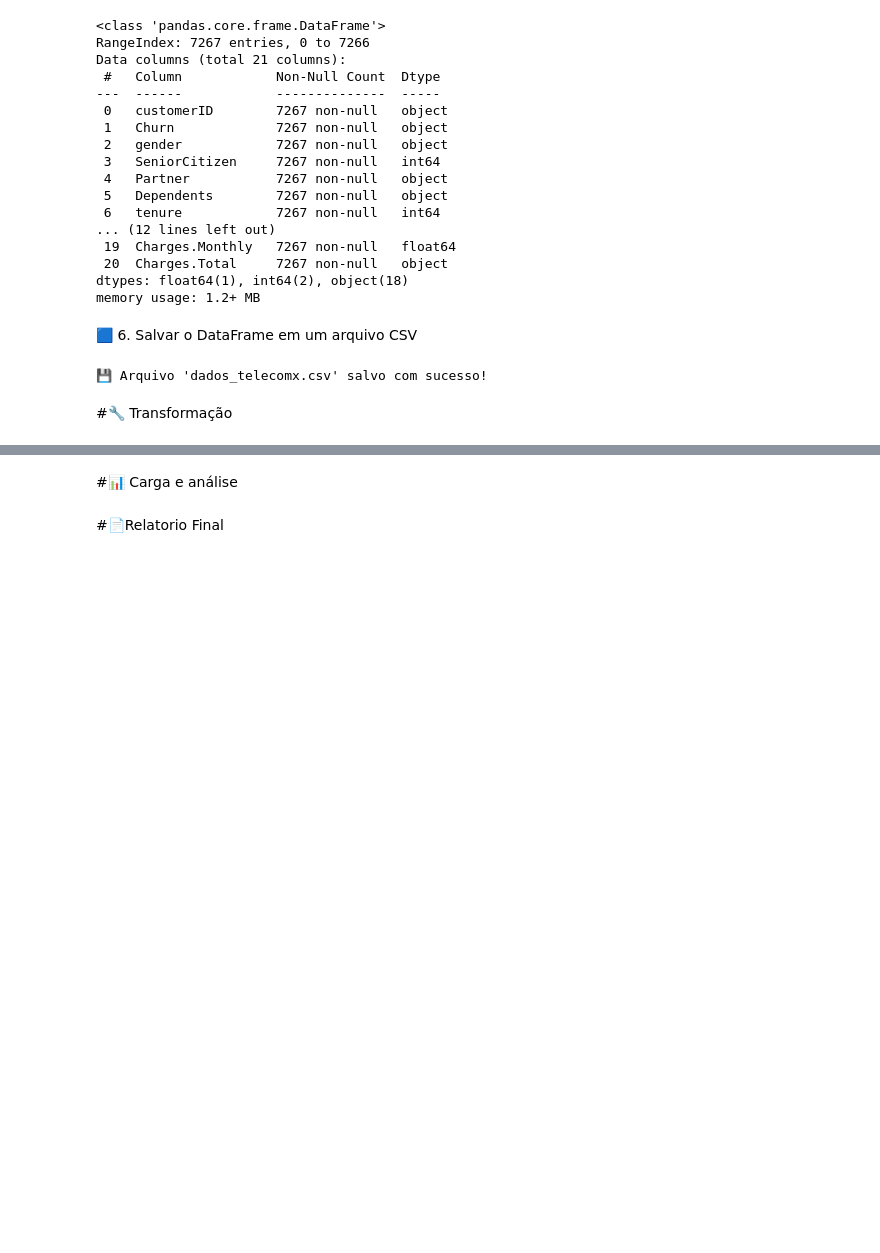
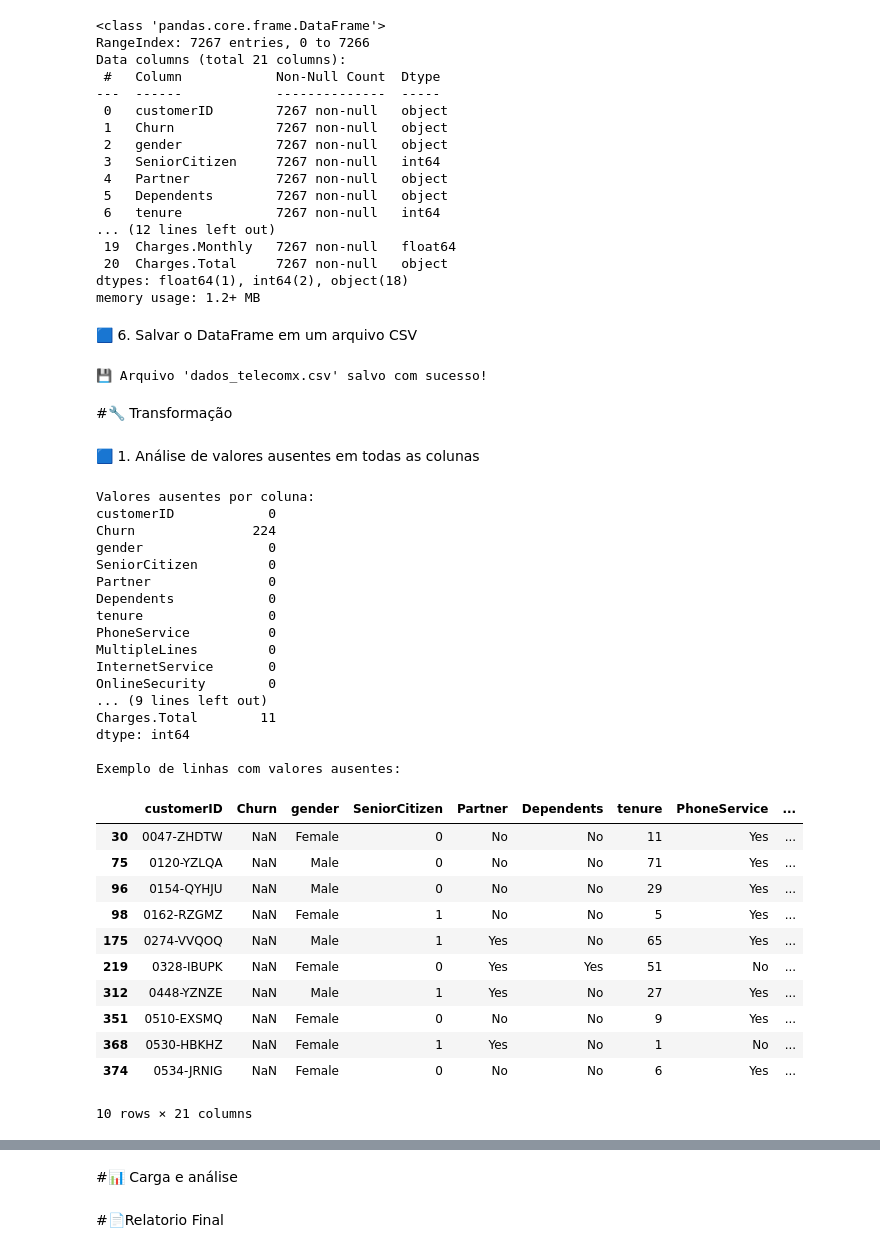
Before and after one commit to PauloMPPatricio/Challenge_TelecomX-BR, a Jupyter notebook: Projeto_TelecomX_BR_PMPP.ipynb, the cells around one changed output, grey strips where cells are left out. Cells and saved outputs as stored; diff of their text form; code cells hidden in the pictures; blank space fills up the shorter version.

Commit message:
Atualização do README, dataset transformado e notebook atualizado com a etapa de transformação concluída

```diff
--- a/Projeto_TelecomX_BR_PMPP.ipynb
+++ b/Projeto_TelecomX_BR_PMPP.ipynb
@@ -116,3 +116,58 @@ print("💾 Arquivo 'dados_telecomx.csv' salvo com sucesso!")
 💾 Arquivo 'dados_telecomx.csv' salvo com sucesso!
 # %% [markdown]
 #🔧 Transformação
+# %% [markdown]
+🟦 1. Análise de valores ausentes em todas as colunas
+# %%
+# Importação das bibliotecas necessárias
+import numpy as np
+
+# Definição de valores que podem representar ausência (mesmo que não sejam NaN originalmente)
+valores_ausentes = ["", " ", "None", "none", "NONE"]
+
+# Substituímos esses valores por np.nan (o padrão para valores ausentes no Pandas)
+df_analise = df_exp.replace(valores_ausentes, np.nan)
+
+# Verificamos a quantidade de valores ausentes por coluna
+valores_nulos_por_coluna = df_analise.isnull().sum()
+
+# Exibimos o resultado: número de valores ausentes em cada coluna
+print("Valores ausentes por coluna:")
+print(valores_nulos_por_coluna)
+
+# Se quisermos visualizar as linhas que têm pelo menos um valor ausente:
+linhas_com_ausentes = df_analise[df_analise.isnull().any(axis=1)]
+
+# Mostramos as primeiras 10 linhas com dados ausentes (para não poluir o notebook)
+print("\nExemplo de linhas com valores ausentes:")
+display(linhas_com_ausentes.head(10))
+# %% [output]
+Valores ausentes por coluna:
+customerID            0
+Churn               224
+gender                0
+SeniorCitizen         0
+Partner               0
+Dependents            0
+tenure                0
+PhoneService          0
+MultipleLines         0
+InternetService       0
+OnlineSecurity        0
+... (9 lines left out)
+Charges.Total        11
+dtype: int64
+
+Exemplo de linhas com valores ausentes:
+|  | customerID | Churn | gender | SeniorCitizen | Partner | Dependents | tenure | PhoneService | ... |
+| 30 | 0047-ZHDTW | NaN | Female | 0 | No | No | 11 | Yes | ... |
+| 75 | 0120-YZLQA | NaN | Male | 0 | No | No | 71 | Yes | ... |
+| 96 | 0154-QYHJU | NaN | Male | 0 | No | No | 29 | Yes | ... |
+| 98 | 0162-RZGMZ | NaN | Female | 1 | No | No | 5 | Yes | ... |
+| 175 | 0274-VVQOQ | NaN | Male | 1 | Yes | No | 65 | Yes | ... |
+| 219 | 0328-IBUPK | NaN | Female | 0 | Yes | Yes | 51 | No | ... |
+| 312 | 0448-YZNZE | NaN | Male | 1 | Yes | No | 27 | Yes | ... |
+| 351 | 0510-EXSMQ | NaN | Female | 0 | No | No | 9 | Yes | ... |
+| 368 | 0530-HBKHZ | NaN | Female | 1 | Yes | No | 1 | No | ... |
+| 374 | 0534-JRNIG | NaN | Female | 0 | No | No | 6 | Yes | ... |
+10 rows × 21 columns
```
Also changed, not shown: parts of 19 cells of this notebook, 2 other files.
